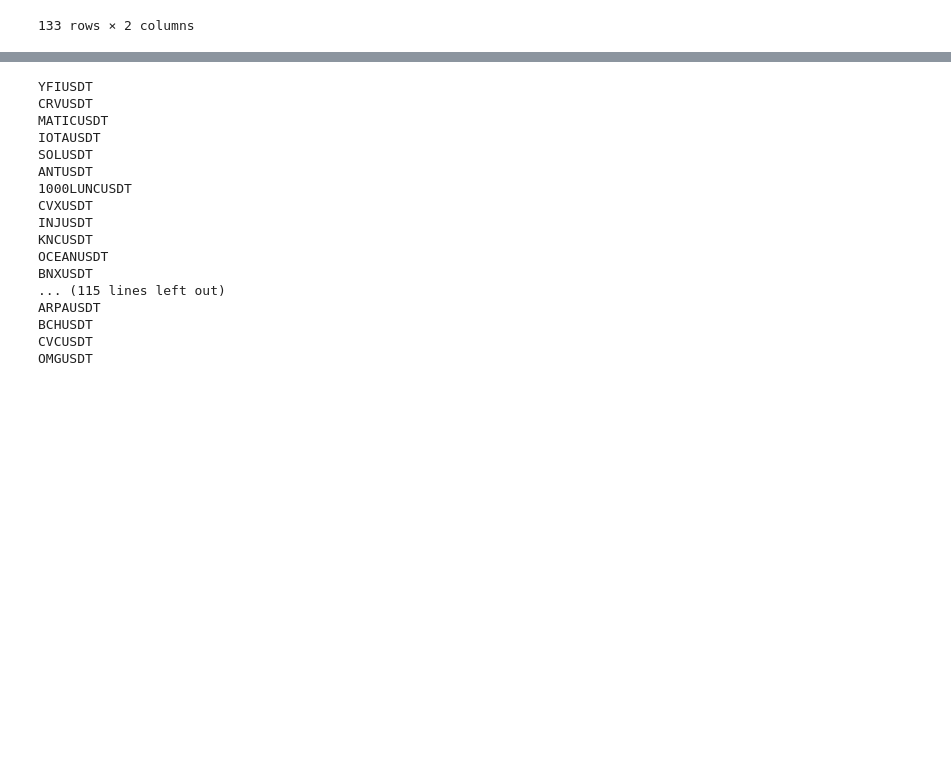
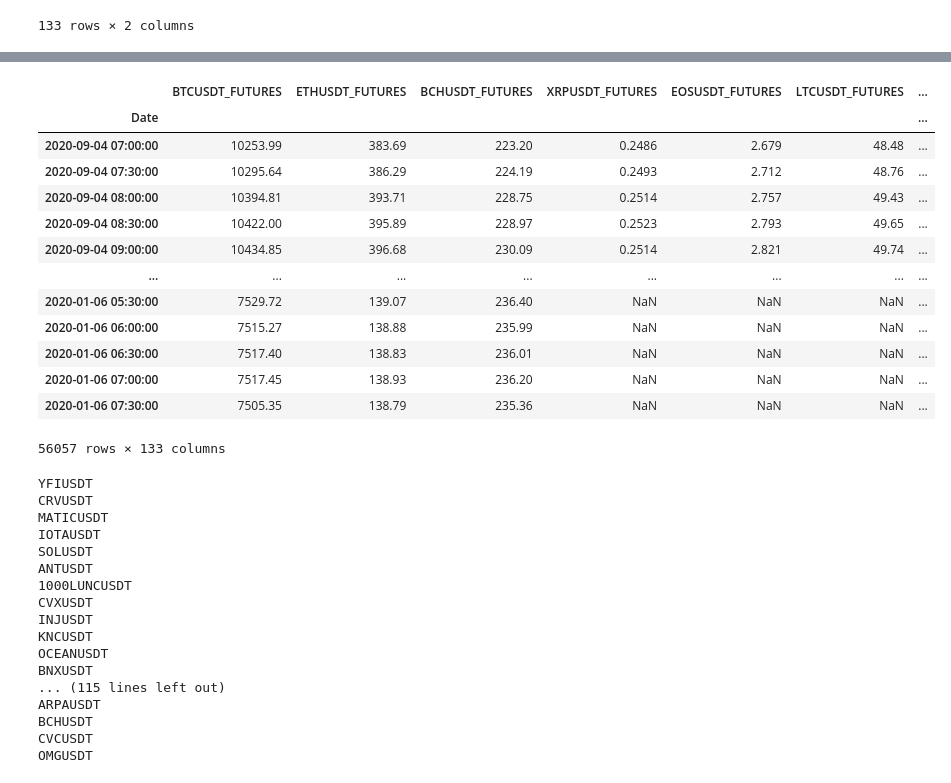
Before and after one commit to mscbr/algo_pairs, a Jupyter notebook: modules/BinanceDownloader.ipynb, the cells around one changed output, grey strips where cells are left out. Saved outputs shown, nothing was run; the diff lists cells and outputs as text; code cells hidden in the pictures; blank space fills up the shorter version.

```diff
--- a/modules/BinanceDownloader.ipynb
+++ b/modules/BinanceDownloader.ipynb
@@ -206,6 +206,16 @@ def closings_csv_to_df():
     # df_closings.dropna(inplace=True)
 
     # self.df = df_closings
+    df_closings = pd.DataFrame()
+df_closings = pd.DataFrame()
+for path in dir_paths:
+  with os.scandir('../raw_data/%s' % path) as entries:
+      for entry in entries:
+        instrument = "_".join(entry.name.split("_")[0:2])
+        df = pd.read_csv('../raw_data/%s/%s' % (path, entry.name), index_col="Date")
+        df = df[["Close"]].copy()
+        df.columns = [instrument]
+        df_closings = pd.concat([df_closings, df], axis=1)
 # %%
 observations_df = closings_csv_to_df()
 observations_df["days"] = observations_df["observations"]/48
@@ -245,3 +268,21 @@ target_instruments
+# %%
+df_closings = df_closings.filter(items=target_instruments.index)
+df_closings
+# %% [output]
+|  | BTCUSDT_FUTURES | ETHUSDT_FUTURES | BCHUSDT_FUTURES | XRPUSDT_FUTURES | EOSUSDT_FUTURES | LTCUSDT_FUTURES | ... |
+| Date |  |  |  |  |  |  | ... |
+| 2020-09-04 07:00:00 | 10253.99 | 383.69 | 223.20 | 0.2486 | 2.679 | 48.48 | ... |
+| 2020-09-04 07:30:00 | 10295.64 | 386.29 | 224.19 | 0.2493 | 2.712 | 48.76 | ... |
+| 2020-09-04 08:00:00 | 10394.81 | 393.71 | 228.75 | 0.2514 | 2.757 | 49.43 | ... |
+| 2020-09-04 08:30:00 | 10422.00 | 395.89 | 228.97 | 0.2523 | 2.793 | 49.65 | ... |
+| 2020-09-04 09:00:00 | 10434.85 | 396.68 | 230.09 | 0.2514 | 2.821 | 49.74 | ... |
+| ... | ... | ... | ... | ... | ... | ... | ... |
+| 2020-01-06 05:30:00 | 7529.72 | 139.07 | 236.40 | NaN | NaN | NaN | ... |
+| 2020-01-06 06:00:00 | 7515.27 | 138.88 | 235.99 | NaN | NaN | NaN | ... |
+| 2020-01-06 06:30:00 | 7517.40 | 138.83 | 236.01 | NaN | NaN | NaN | ... |
+| 2020-01-06 07:00:00 | 7517.45 | 138.93 | 236.20 | NaN | NaN | NaN | ... |
+| 2020-01-06 07:30:00 | 7505.35 | 138.79 | 235.36 | NaN | NaN | NaN | ... |
+56057 rows × 133 columns
 # %%
 path = "BINANCE_DOWNLOADER_TESTS/binance_historical_5m_FUTURES_cdcfc8f6-99fe-4124-acec-87acd320c321"
 with os.scandir('../raw_data/%s' % path) as entries:
```
Also changed, not shown: parts of 3 cells of this notebook, 6 other files.
